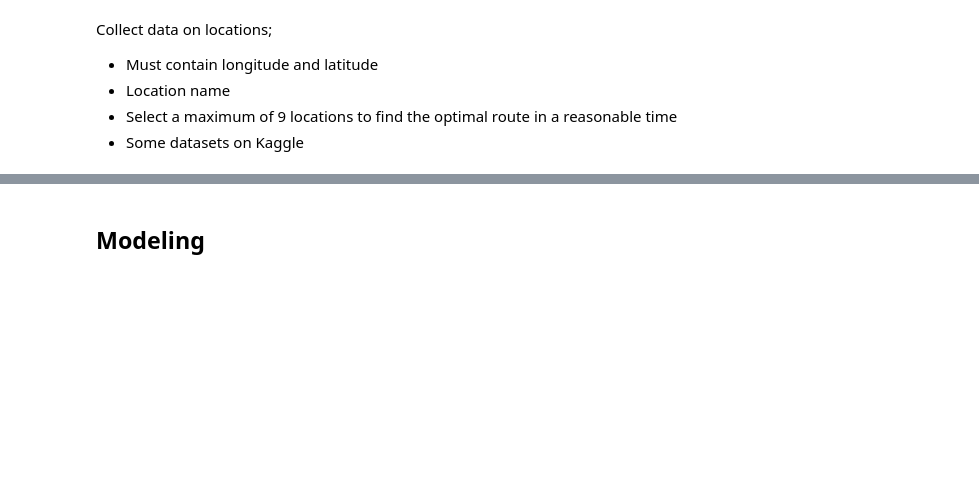
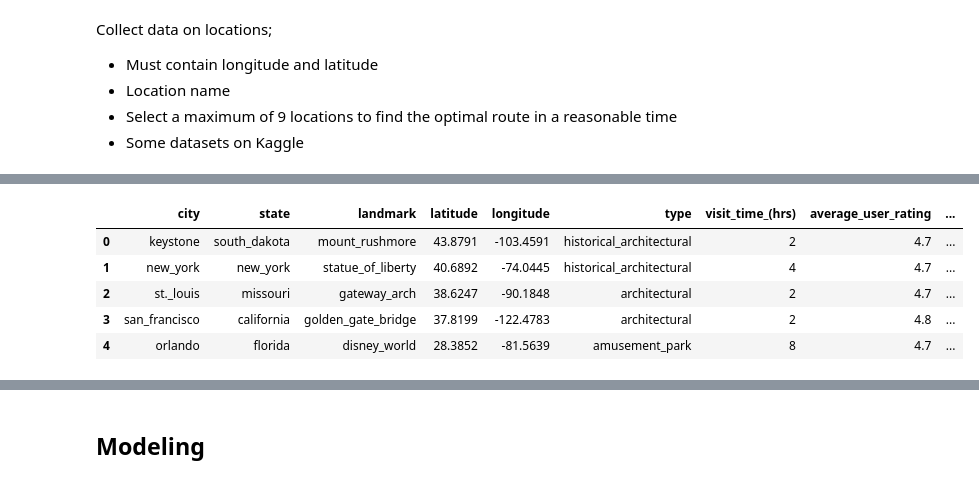
Before and after one commit to KRMalaGrino/butterfly-brigade, a Jupyter notebook: data_science/roadtrip_project.ipynb, the cells around one changed output, grey strips where cells are left out. Saved outputs shown, nothing was run; the diff lists cells and outputs as text; code cells hidden in the pictures; blank space fills up the shorter version.

```diff
--- a/data_science/roadtrip_project.ipynb
+++ b/data_science/roadtrip_project.ipynb
@@ -46,0 +106,5 @@ If we come up with our own, do we need to create features like distances in mile
+# %%
+# Set the weights to value the degree of importance of each of the columns
+w_r = 0.40 # weight for the ratings
+w_p = 0.30 # weight for the reviews_photos
+w_v = 0.30 # weight for the visitors
@@ -46,0 +137,11 @@ If we come up with our own, do we need to create features like distances in mile
+# %%
+# Round the 'popularity' score up to a whole number and change the type to integer
+df['popularity'] = df['popularity'].round(0).astype(int)
+df
+# %% [output]
+|  | city | state | landmark | latitude | longitude | type | visit_time_(hrs) | average_user_rating | ... |
+| 0 | keystone | south_dakota | mount_rushmore | 43.8791 | -103.4591 | historical_architectural | 2 | 4.7 | ... |
+| 1 | new_york | new_york | statue_of_liberty | 40.6892 | -74.0445 | historical_architectural | 4 | 4.7 | ... |
+| 2 | st._louis | missouri | gateway_arch | 38.6247 | -90.1848 | architectural | 2 | 4.7 | ... |
+| 3 | san_francisco | california | golden_gate_bridge | 37.8199 | -122.4783 | architectural | 2 | 4.8 | ... |
+| 4 | orlando | florida | disney_world | 28.3852 | -81.5639 | amusement_park | 8 | 4.7 | ... |
```
Also changed, not shown: parts of 25 cells of this notebook.
